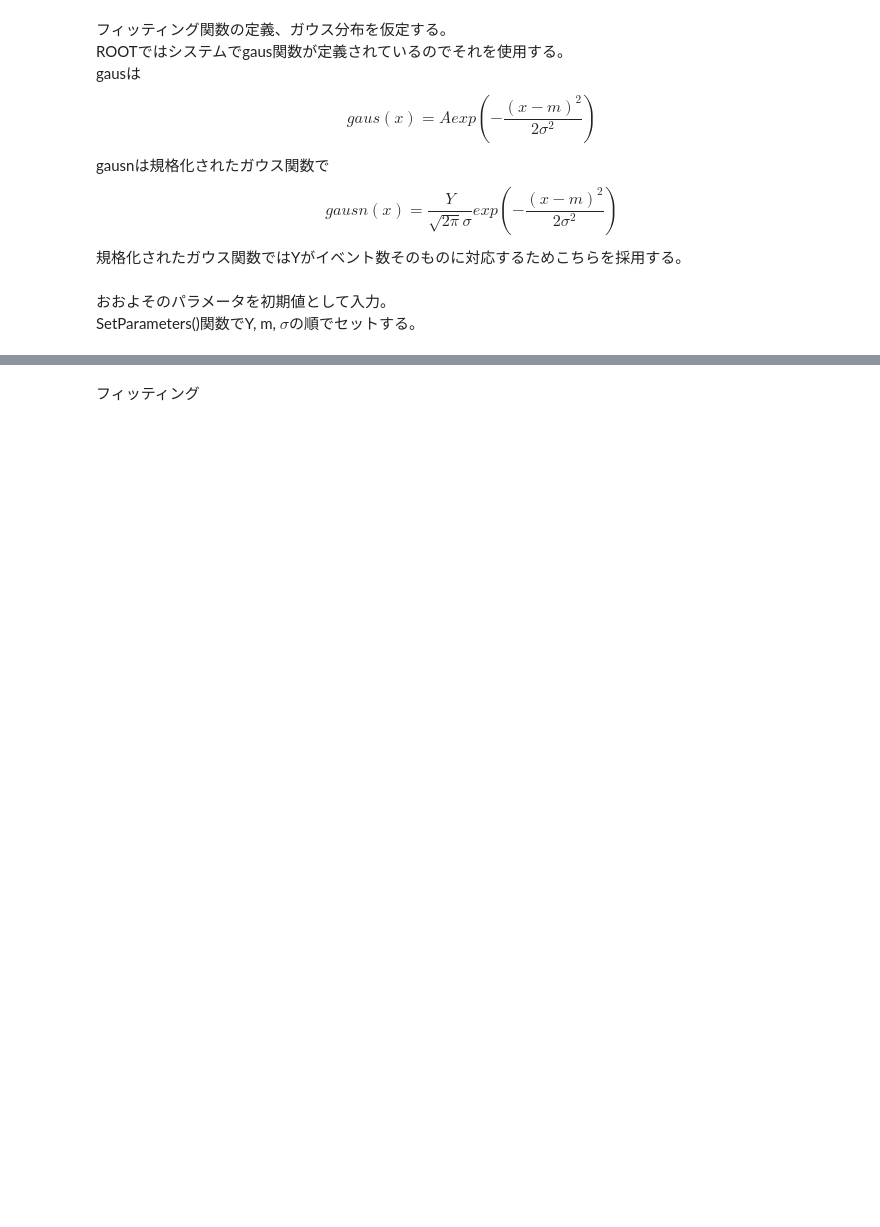
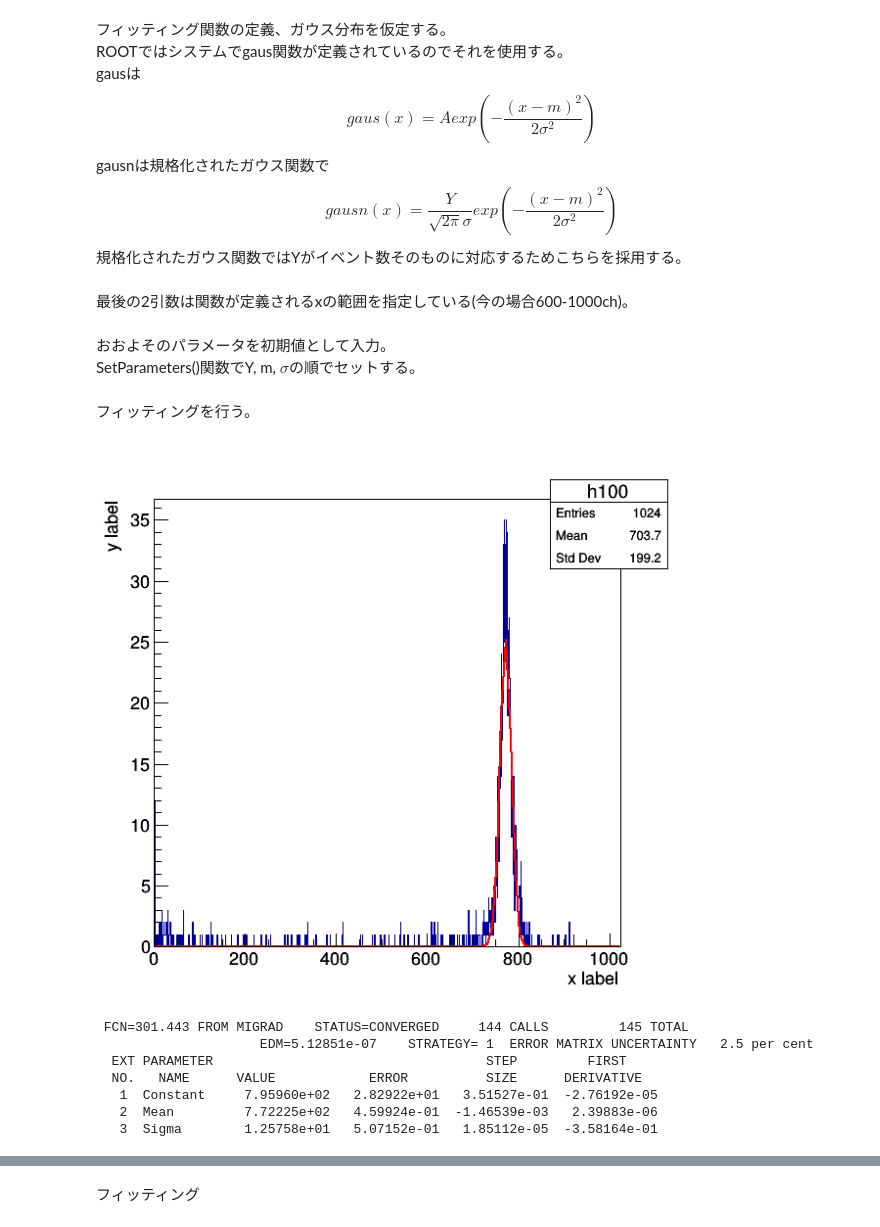
Before and after one commit to ktodome/b3exp, a Jupyter notebook: notebooks/basic_root_006.ipynb, the cells around one changed output, grey strips where cells are left out. Drawn from its saved outputs; the diff is of its cells as text; code cells hidden in the pictures; blank space fills up the shorter version.

```diff
--- a/notebooks/basic_root_006.ipynb
+++ b/notebooks/basic_root_006.ipynb
@@ -35,6 +29,8 @@ $$
 規格化されたガウス関数ではYがイベント数そのものに対応するためこちらを採用する。
 # %%
 auto sg = new TF1("sg","gausn",600,1000);
+# %% [markdown]
+最後の2引数は関数が定義されるxの範囲を指定している(今の場合600-1000ch)。
 # %% [markdown]
 おおよそのパラメータを初期値として入力。
 SetParameters()関数でY, m, $\sigma$の順でセットする。
@@ -42,0 +39,15 @@ sg->SetParameters(100,800,50);
+# %% [markdown]
+フィッティングを行う。
+# %%
+h->Fit("sg");
+h->Draw();
+c->Draw(); // この行は不要。
+# %% [output]
+[figure, added]
+ FCN=301.443 FROM MIGRAD    STATUS=CONVERGED     144 CALLS         145 TOTAL
+                     EDM=5.12851e-07    STRATEGY= 1  ERROR MATRIX UNCERTAINTY   2.5 per cent
+  EXT PARAMETER                                   STEP         FIRST
+  NO.   NAME      VALUE            ERROR          SIZE      DERIVATIVE
+   1  Constant     7.95960e+02   2.82922e+01   3.51527e-01  -2.76192e-05
+   2  Mean         7.72225e+02   4.59924e-01  -1.46539e-03   2.39883e-06
+   3  Sigma        1.25758e+01   5.07152e-01   1.85112e-05  -3.58164e-01
```
Also changed, not shown: parts of 20 cells of this notebook.
